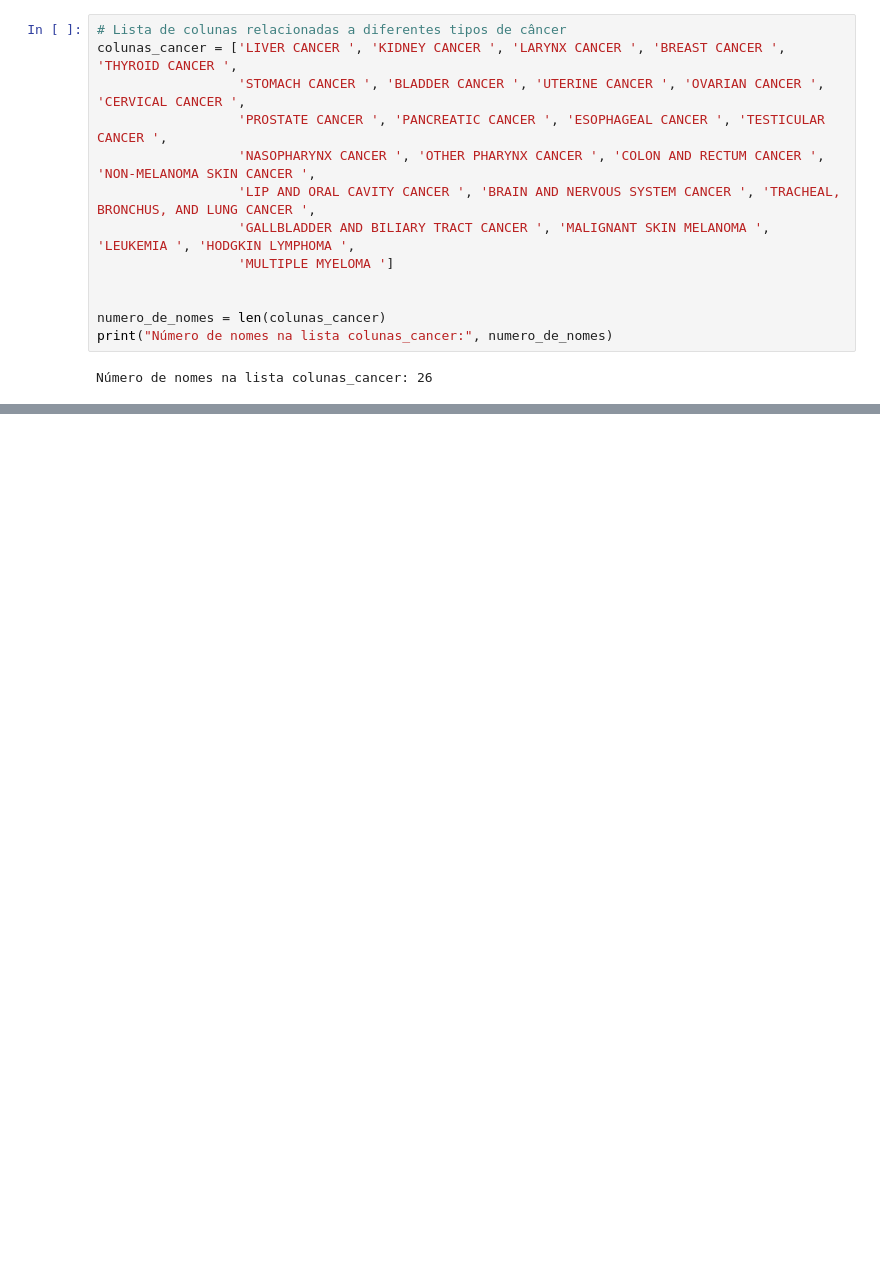
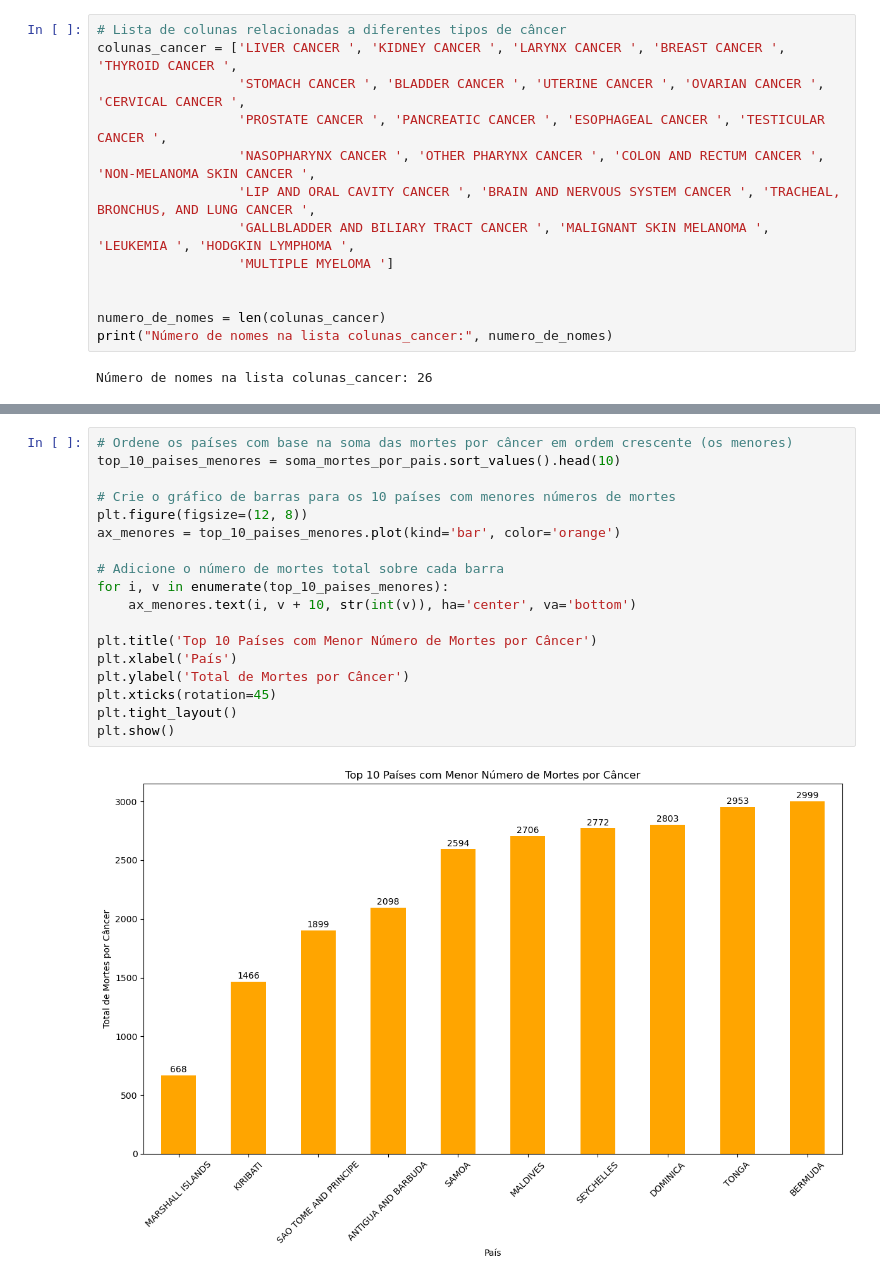
Before and after one commit to emilytsen/cancer_analysis, a Jupyter notebook: graphic/top-ten.ipynb, the cells around one changed output, grey strips where cells are left out. Drawn from its saved outputs; the diff is of its cells as text; blank space fills up the shorter version.

```diff
--- a/graphic/top-ten.ipynb
+++ b/graphic/top-ten.ipynb
@@ -43,0 +46,20 @@ Name: Total Deaths, dtype: float64
+# %%
+# Ordene os países com base na soma das mortes por câncer em ordem crescente (os menores)
+top_10_paises_menores = soma_mortes_por_pais.sort_values().head(10)
+
+# Crie o gráfico de barras para os 10 países com menores números de mortes
+plt.figure(figsize=(12, 8))
+ax_menores = top_10_paises_menores.plot(kind='bar', color='orange')
+
+# Adicione o número de mortes total sobre cada barra
+for i, v in enumerate(top_10_paises_menores):
+    ax_menores.text(i, v + 10, str(int(v)), ha='center', va='bottom')
+
+plt.title('Top 10 Países com Menor Número de Mortes por Câncer')
+plt.xlabel('País')
+plt.ylabel('Total de Mortes por Câncer')
+plt.xticks(rotation=45)
+plt.tight_layout()
+plt.show()
+# %% [output]
+[figure, added]
```
Also changed, not shown: parts of 3 cells of this notebook, 3 other files.
